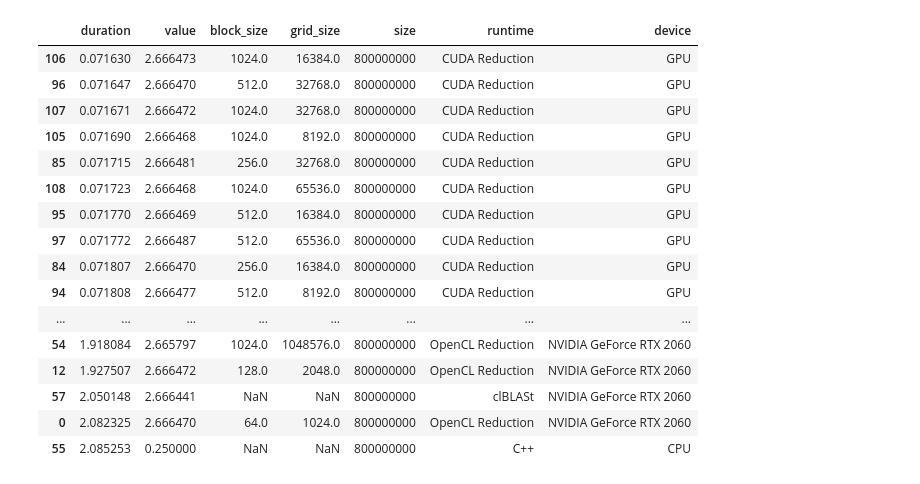
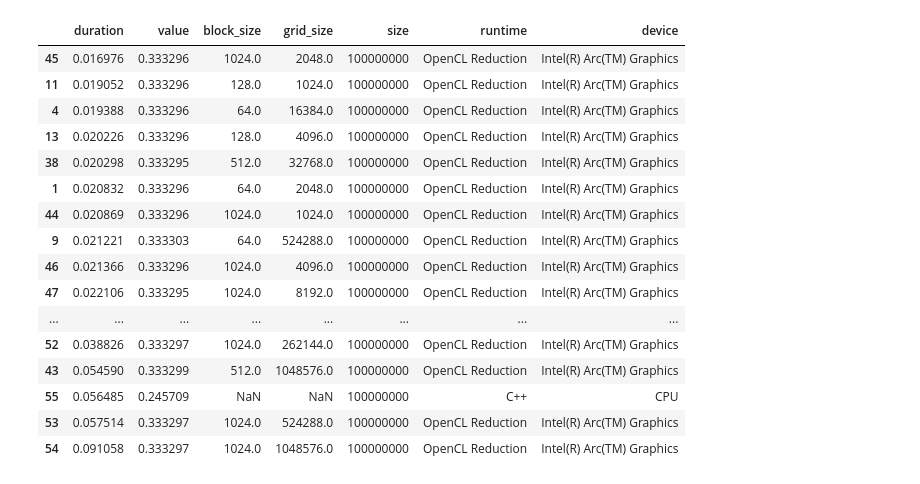
Before and after one commit to evsholukh/MatVec, a Jupyter notebook: graph.ipynb, the cells around one changed output. Cells and saved outputs as stored; diff of their text form; code cells hidden in the pictures.

```diff
--- a/graph.ipynb
+++ b/graph.ipynb
@@ -29,28 +29,28 @@ import pandas as pd
 with open("metrics.json", encoding="utf-8") as f:
     data = json.load(f)
 # %%
-pd.set_option('display.max_rows', 500)
+# pd.set_option('display.max_rows', 500)
 
 df = pd.DataFrame(data)
 df.sort_values("duration", ascending=True)
 # %% [output]
 |  | duration | value | block_size | grid_size | size | runtime | device |
-| 106 | 0.071630 | 2.666473 | 1024.0 | 16384.0 | 800000000 | CUDA Reduction | GPU |
-| 96 | 0.071647 | 2.666470 | 512.0 | 32768.0 | 800000000 | CUDA Reduction | GPU |
-| 107 | 0.071671 | 2.666472 | 1024.0 | 32768.0 | 800000000 | CUDA Reduction | GPU |
-| 105 | 0.071690 | 2.666468 | 1024.0 | 8192.0 | 800000000 | CUDA Reduction | GPU |
-| 85 | 0.071715 | 2.666481 | 256.0 | 32768.0 | 800000000 | CUDA Reduction | GPU |
-| 108 | 0.071723 | 2.666468 | 1024.0 | 65536.0 | 800000000 | CUDA Reduction | GPU |
-| 95 | 0.071770 | 2.666469 | 512.0 | 16384.0 | 800000000 | CUDA Reduction | GPU |
-| 97 | 0.071772 | 2.666487 | 512.0 | 65536.0 | 800000000 | CUDA Reduction | GPU |
-| 84 | 0.071807 | 2.666470 | 256.0 | 16384.0 | 800000000 | CUDA Reduction | GPU |
-| 94 | 0.071808 | 2.666477 | 512.0 | 8192.0 | 800000000 | CUDA Reduction | GPU |
+| 45 | 0.016976 | 0.333296 | 1024.0 | 2048.0 | 100000000 | OpenCL Reduction | Intel(R) Arc(TM) Graphics |
+| 11 | 0.019052 | 0.333296 | 128.0 | 1024.0 | 100000000 | OpenCL Reduction | Intel(R) Arc(TM) Graphics |
+| 4 | 0.019388 | 0.333296 | 64.0 | 16384.0 | 100000000 | OpenCL Reduction | Intel(R) Arc(TM) Graphics |
+| 13 | 0.020226 | 0.333296 | 128.0 | 4096.0 | 100000000 | OpenCL Reduction | Intel(R) Arc(TM) Graphics |
+| 38 | 0.020298 | 0.333295 | 512.0 | 32768.0 | 100000000 | OpenCL Reduction | Intel(R) Arc(TM) Graphics |
+| 1 | 0.020832 | 0.333296 | 64.0 | 2048.0 | 100000000 | OpenCL Reduction | Intel(R) Arc(TM) Graphics |
+| 44 | 0.020869 | 0.333296 | 1024.0 | 1024.0 | 100000000 | OpenCL Reduction | Intel(R) Arc(TM) Graphics |
+| 9 | 0.021221 | 0.333303 | 64.0 | 524288.0 | 100000000 | OpenCL Reduction | Intel(R) Arc(TM) Graphics |
+| 46 | 0.021366 | 0.333296 | 1024.0 | 4096.0 | 100000000 | OpenCL Reduction | Intel(R) Arc(TM) Graphics |
+| 47 | 0.022106 | 0.333295 | 1024.0 | 8192.0 | 100000000 | OpenCL Reduction | Intel(R) Arc(TM) Graphics |
 | ... | ... | ... | ... | ... | ... | ... | ... |
-| 54 | 1.918084 | 2.665797 | 1024.0 | 1048576.0 | 800000000 | OpenCL Reduction | NVIDIA GeForce RTX 2060 |
-| 12 | 1.927507 | 2.666472 | 128.0 | 2048.0 | 800000000 | OpenCL Reduction | NVIDIA GeForce RTX 2060 |
-| 57 | 2.050148 | 2.666441 | NaN | NaN | 800000000 | clBLASt | NVIDIA GeForce RTX 2060 |
-| 0 | 2.082325 | 2.666470 | 64.0 | 1024.0 | 800000000 | OpenCL Reduction | NVIDIA GeForce RTX 2060 |
-| 55 | 2.085253 | 0.250000 | NaN | NaN | 800000000 | C++ | CPU |
+| 52 | 0.038826 | 0.333297 | 1024.0 | 262144.0 | 100000000 | OpenCL Reduction | Intel(R) Arc(TM) Graphics |
+| 43 | 0.054590 | 0.333299 | 512.0 | 1048576.0 | 100000000 | OpenCL Reduction | Intel(R) Arc(TM) Graphics |
+| 55 | 0.056485 | 0.245709 | NaN | NaN | 100000000 | C++ | CPU |
+| 53 | 0.057514 | 0.333297 | 1024.0 | 524288.0 | 100000000 | OpenCL Reduction | Intel(R) Arc(TM) Graphics |
+| 54 | 0.091058 | 0.333297 | 1024.0 | 1048576.0 | 100000000 | OpenCL Reduction | Intel(R) Arc(TM) Graphics |
 # %%
 runtimes = df["runtime"].unique()
 runtimes
```
Also changed, not shown: parts of 4 cells of this notebook, 3 other files.
